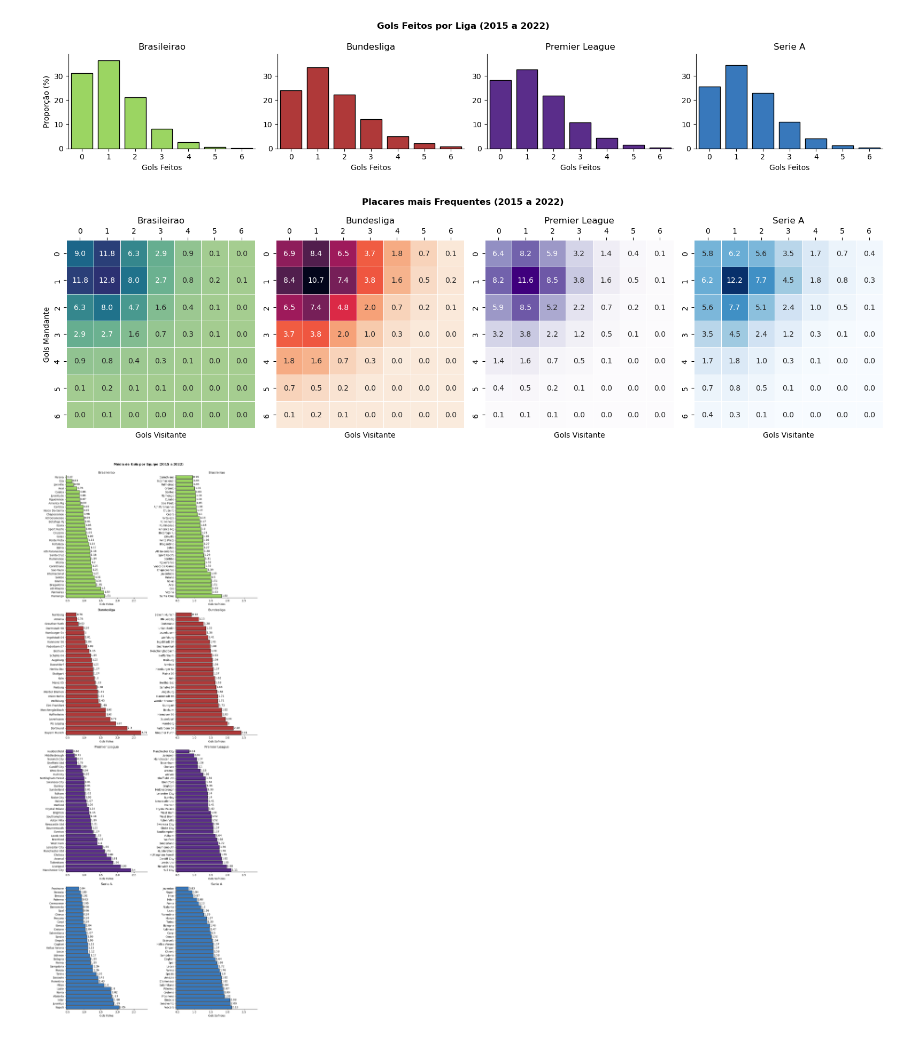
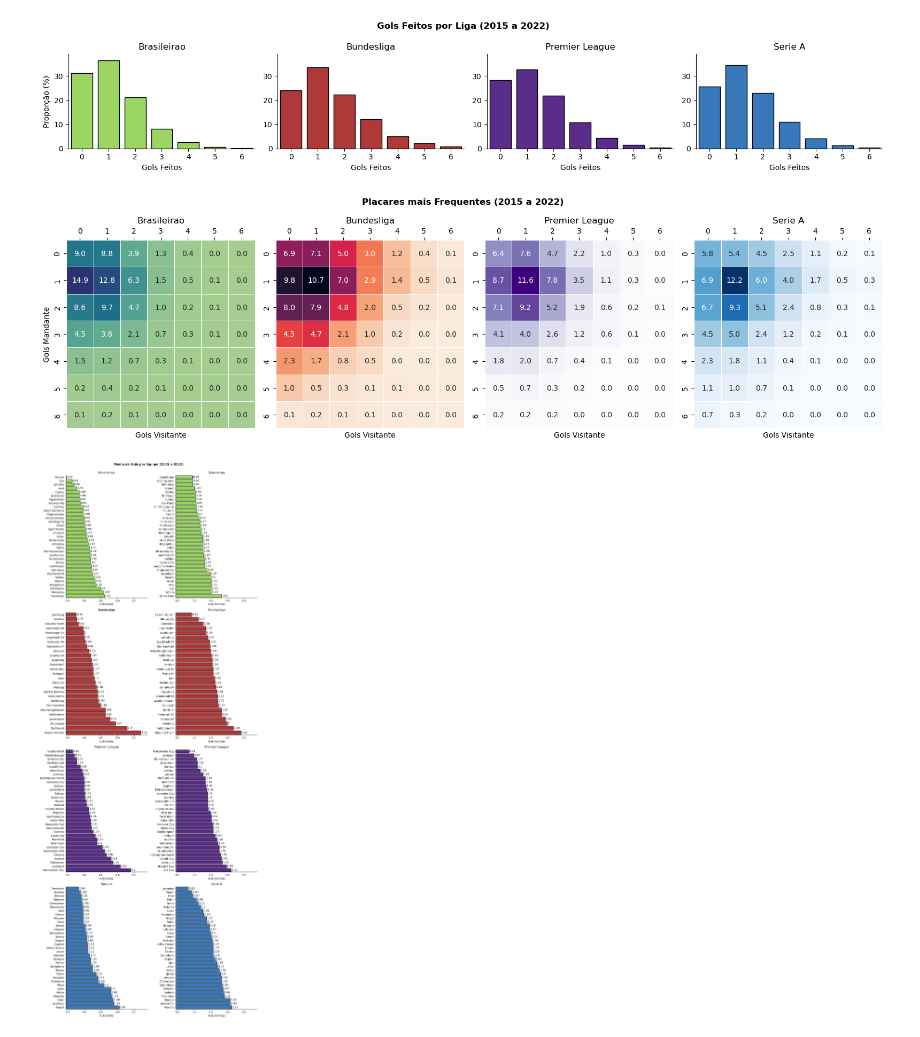
Before and after one commit to salvnetto/GOALS, a Jupyter notebook: analysis.ipynb, the cells around one changed output. Saved outputs shown, nothing was run; the diff lists cells and outputs as text; code cells hidden in the pictures.

```diff
--- a/analysis.ipynb
+++ b/analysis.ipynb
@@ -63,34 +63,35 @@ plt.show()
 # Tabela de placares para cada liga
 placares = []
 for league in historico['comp'].unique():
   df = historico[historico['comp'] == league]
+  df = df[df['venue'] == 'Home']
   df = pd.crosstab(df['gf'], df['ga'])
   df = (df/df.sum().sum())*100
   df = df.loc[:, df.columns <= 6]
   df = df.loc[df.index <= 6]
   placares.append(df)
 
 # Cores das ligas
 cores_cont = ['crest', 'rocket_r', 'Purples', 'Blues']
 
 # Heatmap
 fig, axes = plt.subplots(1, len(placares), figsize= (16, 5))
 for i, league in zip(range(n_leagues), gf_summary.index):
   sns.heatmap(placares[i], annot=True, fmt='.1f', cmap= cores_cont[i], linewidth=.5, cbar= False, square= True, ax= axes[i])
   axes[i].xaxis.tick_top()
   axes[i].yaxis.tick_left()
   axes[i].set_xlabel("Gols Visitante")
   axes[i].set_ylabel("Gols Mandante")
   axes[i].set_title(league)
   if i > 0:
     axes[i].set_ylabel("")
 
 plt.suptitle("Placares mais Frequentes (2015 a 2022)", fontweight= 'bold')
 plt.tight_layout()
 plt.savefig('figures/analysis/placar-liga.png')
 plt.show()
 # %% [output]
-[figure, old version]
+[figure, new version]
 # %%
 # Média de gols por time
 gf_team = historico.groupby(['team', 'comp'])['gf'].aggregate('mean').reset_index().sort_values('gf').round(2)
```
Also changed, not shown: parts of 9 cells of this notebook, 13 other files.
